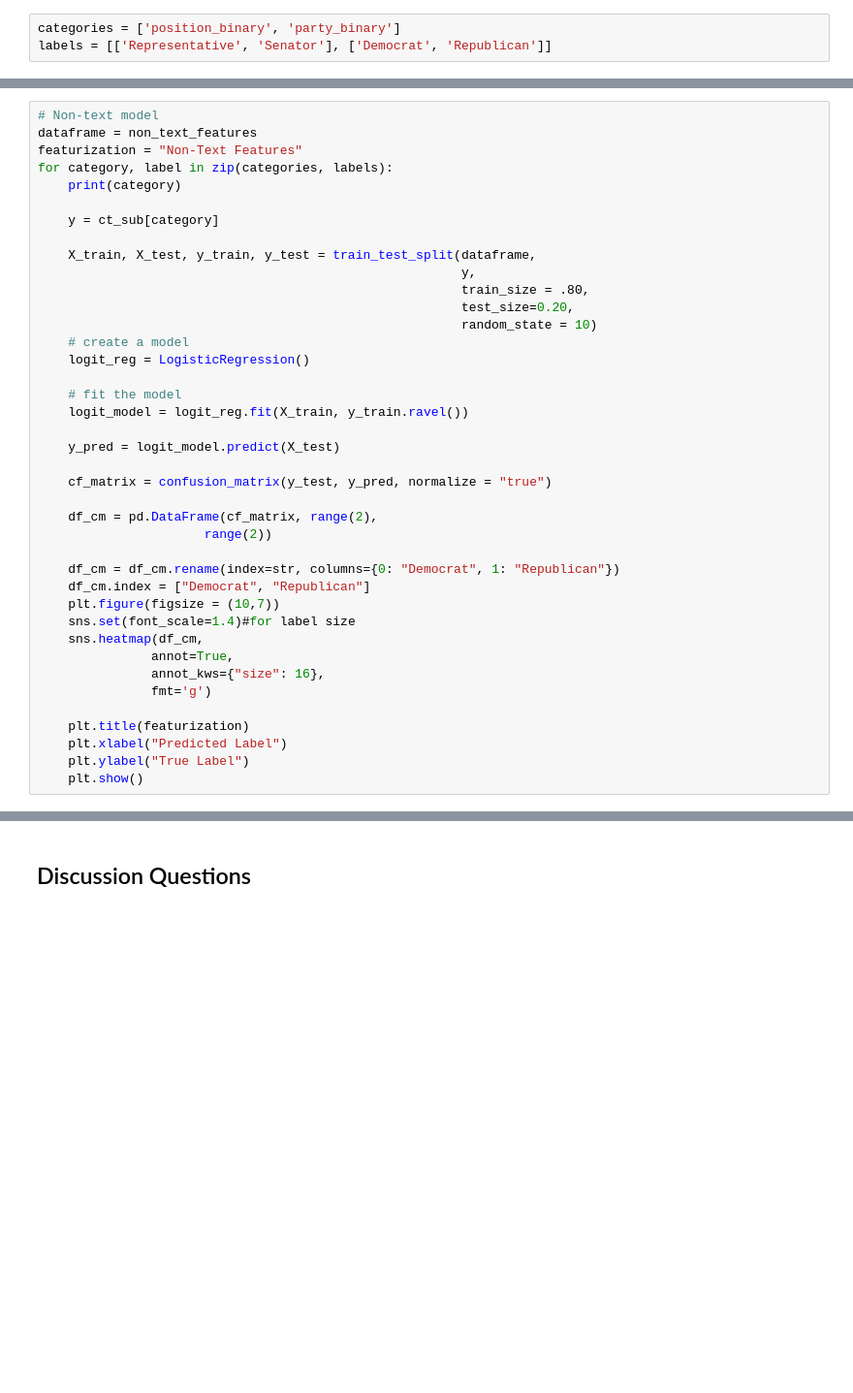
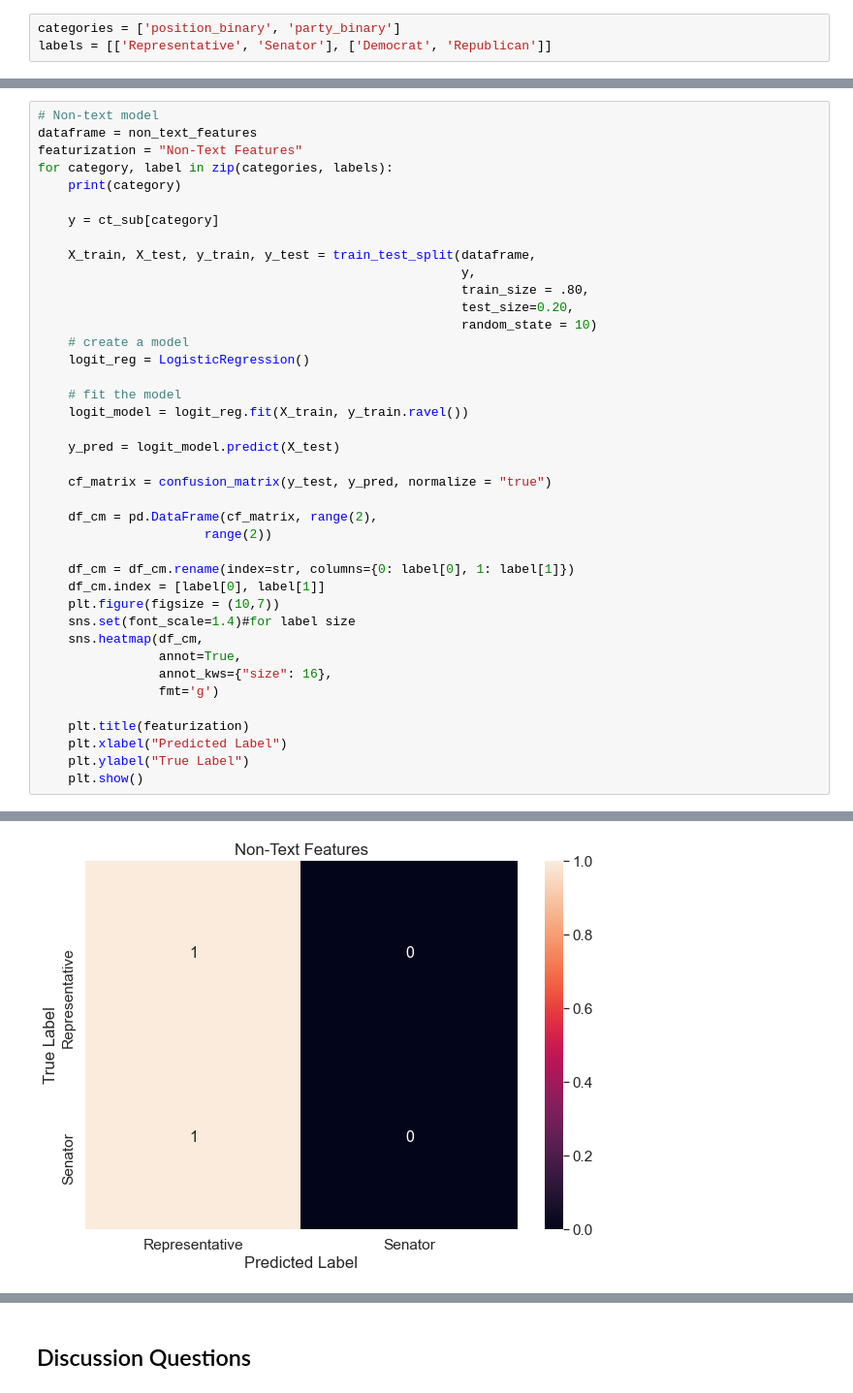
Before and after one commit to reubenp92/CSS_Project_5_Team_6_Spring_2021, a Jupyter notebook: Project 5 Student.ipynb, the cells around one changed output, grey strips where cells are left out. Shown at 97% size. Drawn from its saved outputs; the diff is of its cells as text; blank space fills up the shorter version.

```diff
--- a/Project 5 Student.ipynb
+++ b/Project 5 Student.ipynb
@@ -554,16 +918,17 @@ for category, label in zip(categories, labels):
     df_cm = pd.DataFrame(cf_matrix, range(2),
                       range(2))
 
-    df_cm = df_cm.rename(index=str, columns={0: "Democrat", 1: "Republican"})
-    df_cm.index = ["Democrat", "Republican"]
+    df_cm = df_cm.rename(index=str, columns={0: label[0], 1: label[1]})
+    df_cm.index = [label[0], label[1]]
     plt.figure(figsize = (10,7))
     sns.set(font_scale=1.4)#for label size
     sns.heatmap(df_cm,
-               annot=True,
-               annot_kws={"size": 16},
-               fmt='g')
+                annot=True,
+                annot_kws={"size": 16},
+                fmt='g')
 
     plt.title(featurization)
     plt.xlabel("Predicted Label")
     plt.ylabel("True Label")
     plt.show()
+# %% [output]
@@ -569,0 +936 @@ for category, label in zip(categories, labels):
+[figure, added]
```
Also changed, not shown: parts of 58 cells of this notebook.
